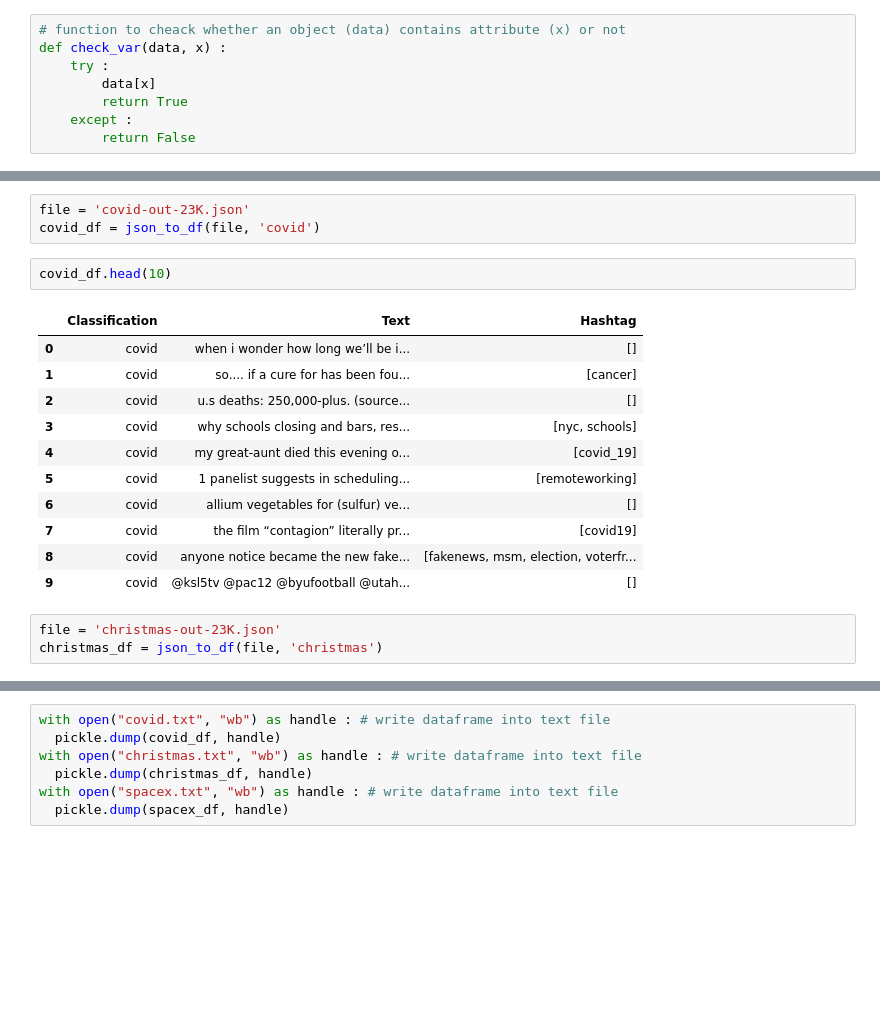
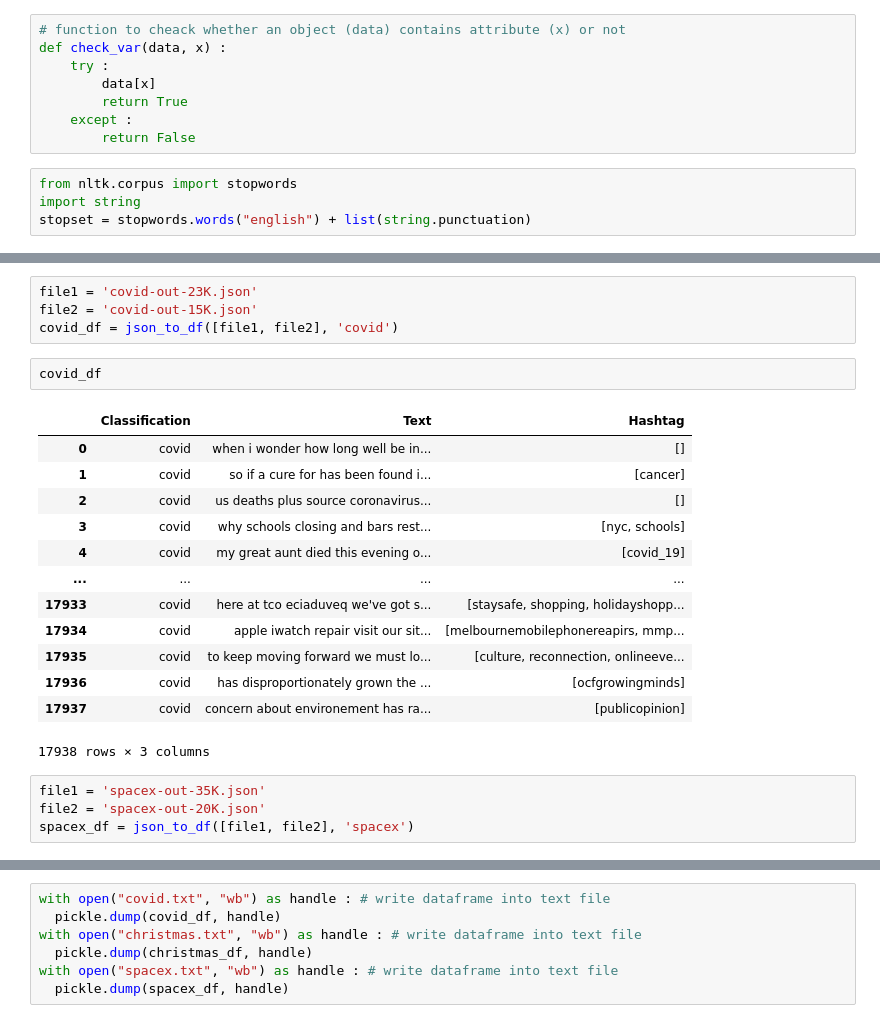
Before and after one commit to YelinShin/STAT_Software, a Jupyter notebook: dataToPickle.ipynb, the cells around one changed output, grey strips where cells are left out. Drawn from its saved outputs; the diff is of its cells as text; blank space fills up the shorter version.

```diff
--- a/dataToPickle.ipynb
+++ b/dataToPickle.ipynb
@@ -10,5 +11,9 @@ def check_var(data, x) :
         return True
     except :
         return False
+# %%
+from nltk.corpus import stopwords
+import string
+stopset = stopwords.words("english") + list(string.punctuation)
 # %%
 # function to turn json into dataframe
@@ -73,20 +149,24 @@ def json_to_df(file, hashtag) :
 # %%
-file = 'covid-out-23K.json'
-covid_df = json_to_df(file, 'covid')
+file1 = 'covid-out-23K.json'
+file2 = 'covid-out-15K.json'
+covid_df = json_to_df([file1, file2], 'covid')
 # %%
-covid_df.head(10)
+covid_df
 # %% [output]
 |  | Classification | Text | Hashtag |
-| 0 | covid | when i wonder how long we’ll be i... | [] |
-| 1 | covid | so.... if a cure for has been fou... | [cancer] |
-| 2 | covid | u.s deaths: 250,000-plus. (source... | [] |
-| 3 | covid | why schools closing and bars, res... | [nyc, schools] |
-| 4 | covid | my great-aunt died this evening o... | [covid_19] |
-| 5 | covid | 1 panelist suggests in scheduling... | [remoteworking] |
-| 6 | covid | allium vegetables for (sulfur) ve... | [] |
-| 7 | covid | the film “contagion” literally pr... | [covid19] |
-| 8 | covid | anyone notice became the new fake... | [fakenews, msm, election, voterfr... |
-| 9 | covid | @ksl5tv @pac12 @byufootball @utah... | [] |
+| 0 | covid | when i wonder how long well be in... | [] |
+| 1 | covid | so if a cure for has been found i... | [cancer] |
+| 2 | covid | us deaths plus source coronavirus... | [] |
+| 3 | covid | why schools closing and bars rest... | [nyc, schools] |
+| 4 | covid | my great aunt died this evening o... | [covid_19] |
+| ... | ... | ... | ... |
+| 17933 | covid | here at tco eciaduveq we've got s... | [staysafe, shopping, holidayshopp... |
+| 17934 | covid | apple iwatch repair visit our sit... | [melbournemobilephonereapirs, mmp... |
+| 17935 | covid | to keep moving forward we must lo... | [culture, reconnection, onlineeve... |
+| 17936 | covid | has disproportionately grown the ... | [ocfgrowingminds] |
+| 17937 | covid | concern about environement has ra... | [publicopinion] |
+17938 rows × 3 columns
-# %%
-file = 'christmas-out-23K.json'
-christmas_df = json_to_df(file, 'christmas')
+# %%
+file1 = 'spacex-out-35K.json'
+file2 = 'spacex-out-20K.json'
+spacex_df = json_to_df([file1, file2], 'spacex')
```
Also changed, not shown: parts of 13 cells of this notebook, 6 other files.
